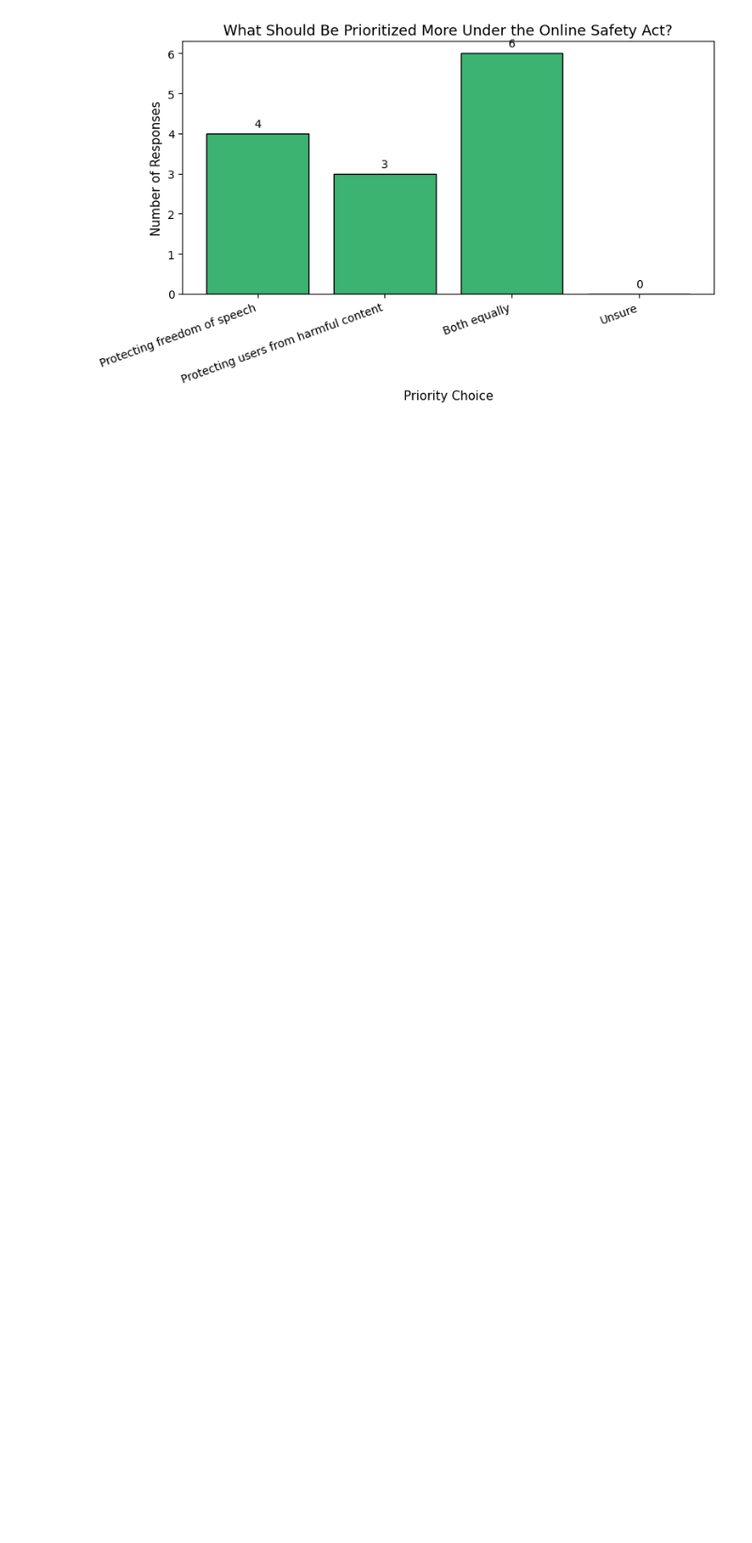
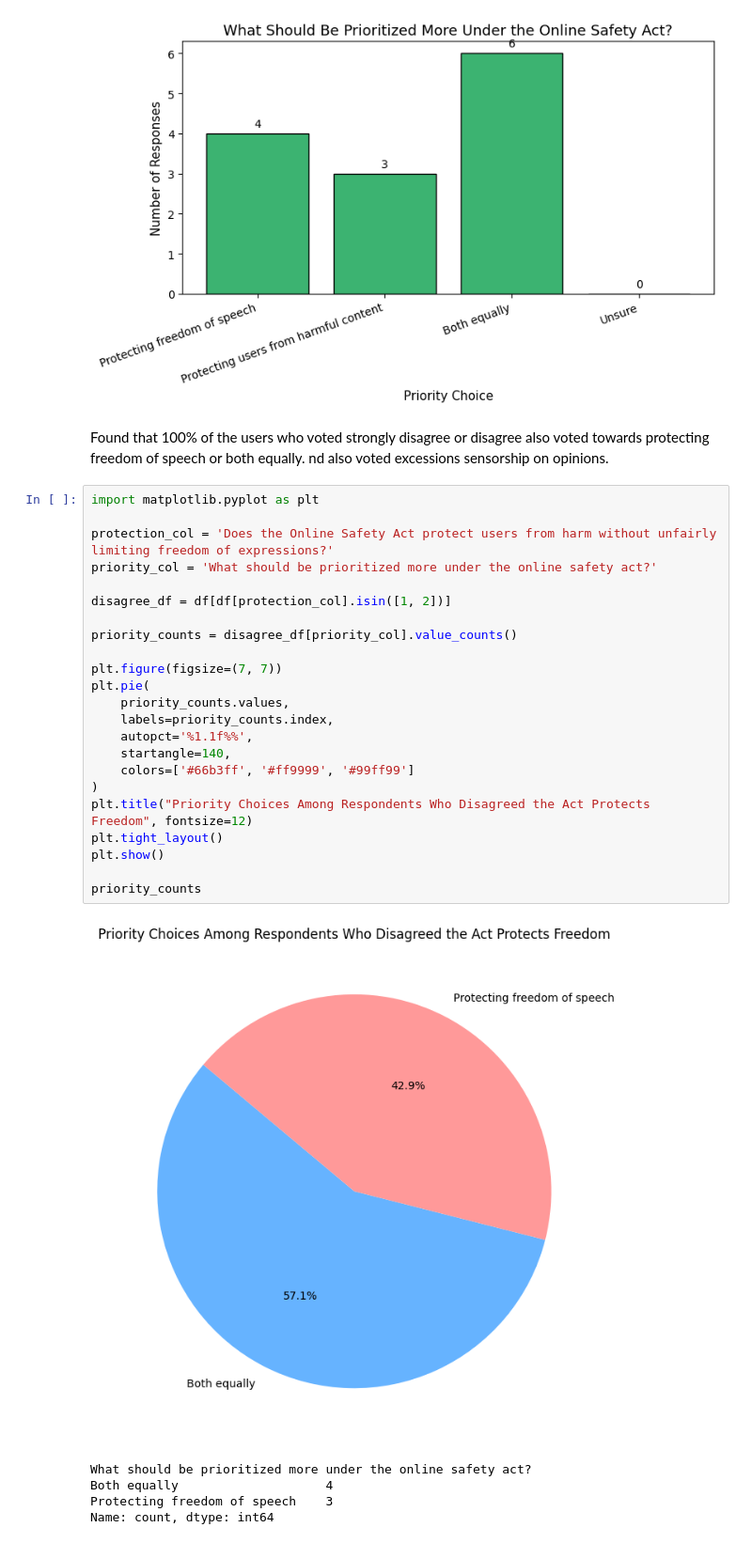
Before and after one commit to Cakes0nStove/Data-Visulisation, a Jupyter notebook: Q2.ipynb, the cells around one changed output. Shown: that part at 94% size. Saved outputs shown, nothing was run; the diff lists cells and outputs as text; blank space fills up the shorter version.

Commit message:
question 2 graphs

```diff
--- a/Q2.ipynb
+++ b/Q2.ipynb
@@ -125,3 +127,34 @@ plt.tight_layout()
 plt.show()
 # %% [output]
 [figure]
+# %% [markdown]
+Found that 100% of the users who voted strongly disagree or disagree also voted towards protecting freedom of speech or both equally. nd also voted excessions sensorship on opinions.
+# %%
+import matplotlib.pyplot as plt
+
+protection_col = 'Does the Online Safety Act protect users from harm without unfairly limiting freedom of expressions?'
+priority_col = 'What should be prioritized more under the online safety act?'
+
+disagree_df = df[df[protection_col].isin([1, 2])]
+
+priority_counts = disagree_df[priority_col].value_counts()
+
+plt.figure(figsize=(7, 7))
+plt.pie(
+    priority_counts.values,
+    labels=priority_counts.index,
+    autopct='%1.1f%%',
+    startangle=140,
+    colors=['#66b3ff', '#ff9999', '#99ff99']
+)
+plt.title("Priority Choices Among Respondents Who Disagreed the Act Protects Freedom", fontsize=12)
+plt.tight_layout()
+plt.show()
+
+priority_counts
+# %% [output]
+[figure, added]
+What should be prioritized more under the online safety act?
+Both equally                    4
+Protecting freedom of speech    3
+Name: count, dtype: int64
```
Also changed, not shown: parts of 3 cells of this notebook, 1 other file.
